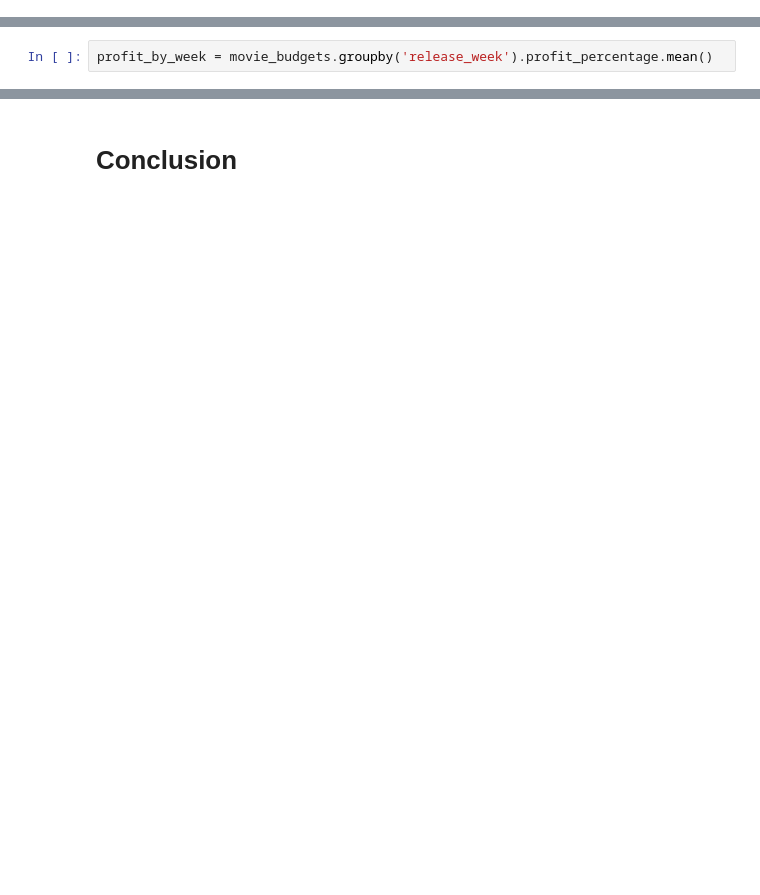
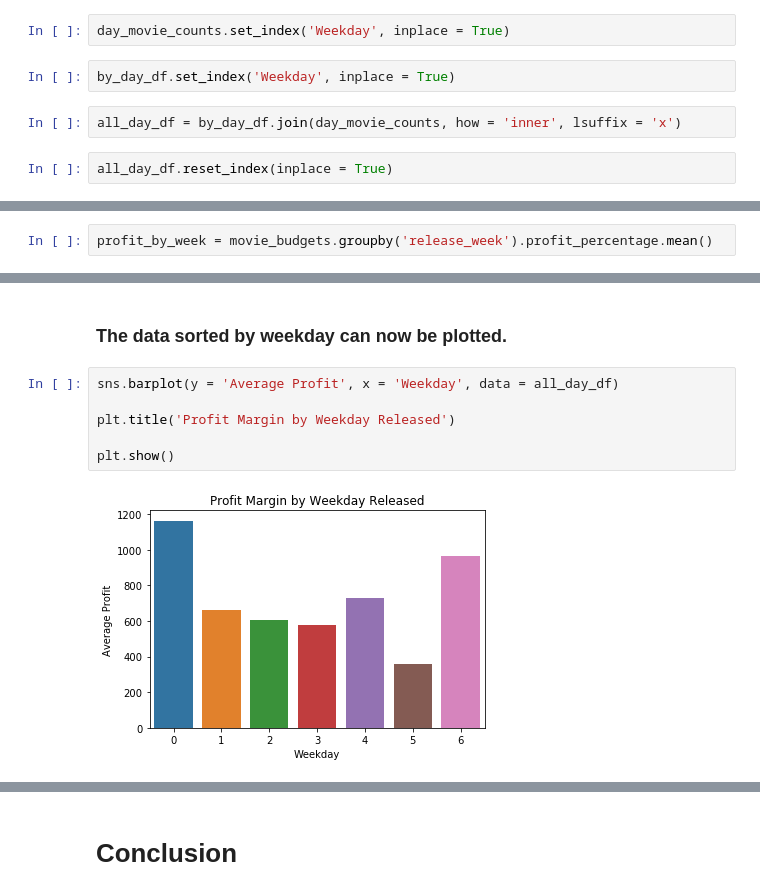
Before and after one commit to jaykayso/dsc-phase-1-project-online, a Jupyter notebook: Question 2 .ipynb, the cells around one changed output, grey strips where cells are left out. Saved outputs shown, nothing was run; the diff lists cells and outputs as text; blank space fills up the shorter version.

```diff
--- a/Question 2 .ipynb
+++ b/Question 2 .ipynb
@@ -275,0 +325,8 @@ movie_budgets.dropna(inplace = True)
+# %%
+day_movie_counts.set_index('Weekday', inplace = True)
+# %%
+by_day_df.set_index('Weekday', inplace = True)
+# %%
+all_day_df = by_day_df.join(day_movie_counts, how = 'inner', lsuffix = 'x')
+# %%
+all_day_df.reset_index(inplace = True)
@@ -434,0 +407,10 @@ plt.show()
+# %% [markdown]
+### The data sorted by weekday can now be plotted.
+# %%
+sns.barplot(y = 'Average Profit', x = 'Weekday', data = all_day_df)
+
+plt.title('Profit Margin by Weekday Released')
+
+plt.show()
+# %% [output]
+[figure, added]
```
Also changed, not shown: parts of 77 cells of this notebook, 2 other files.
